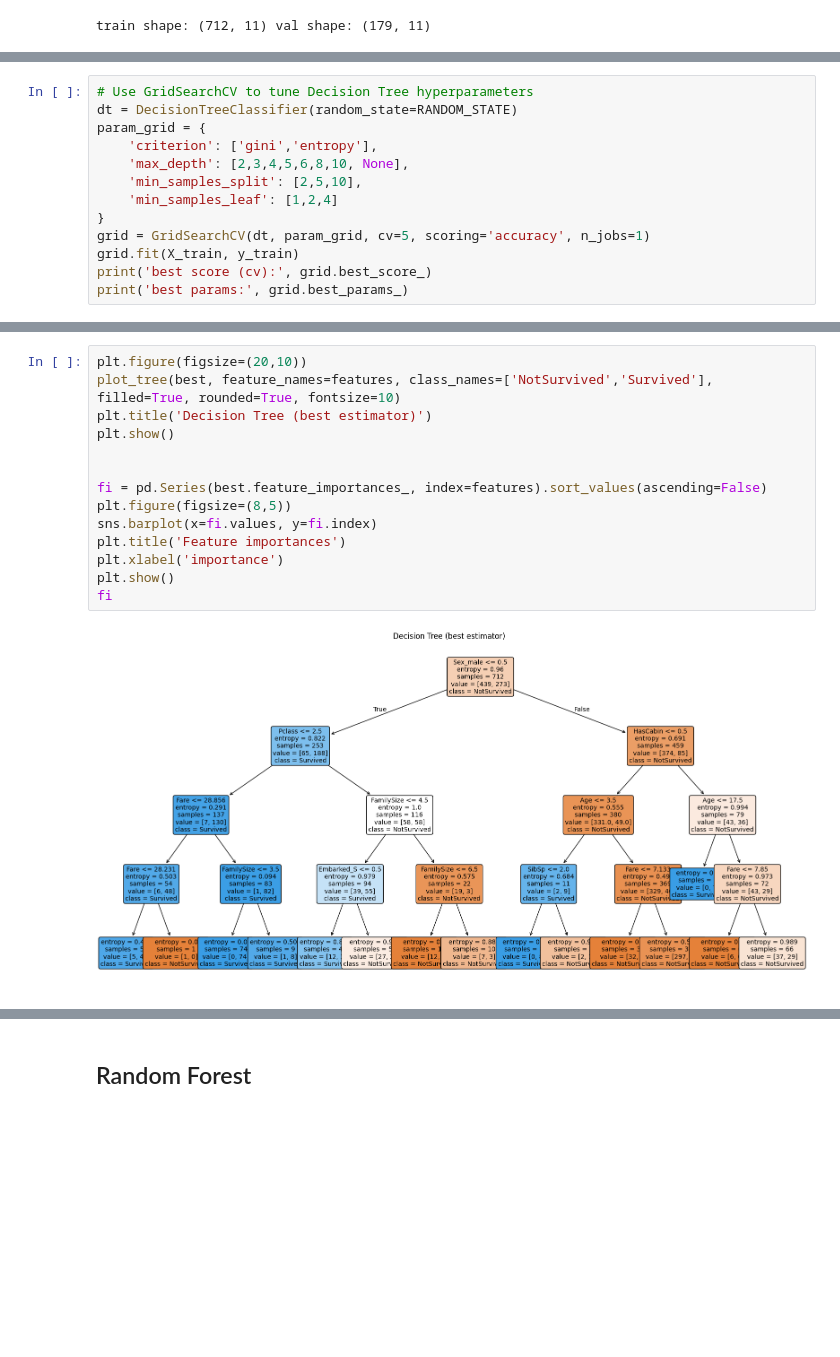
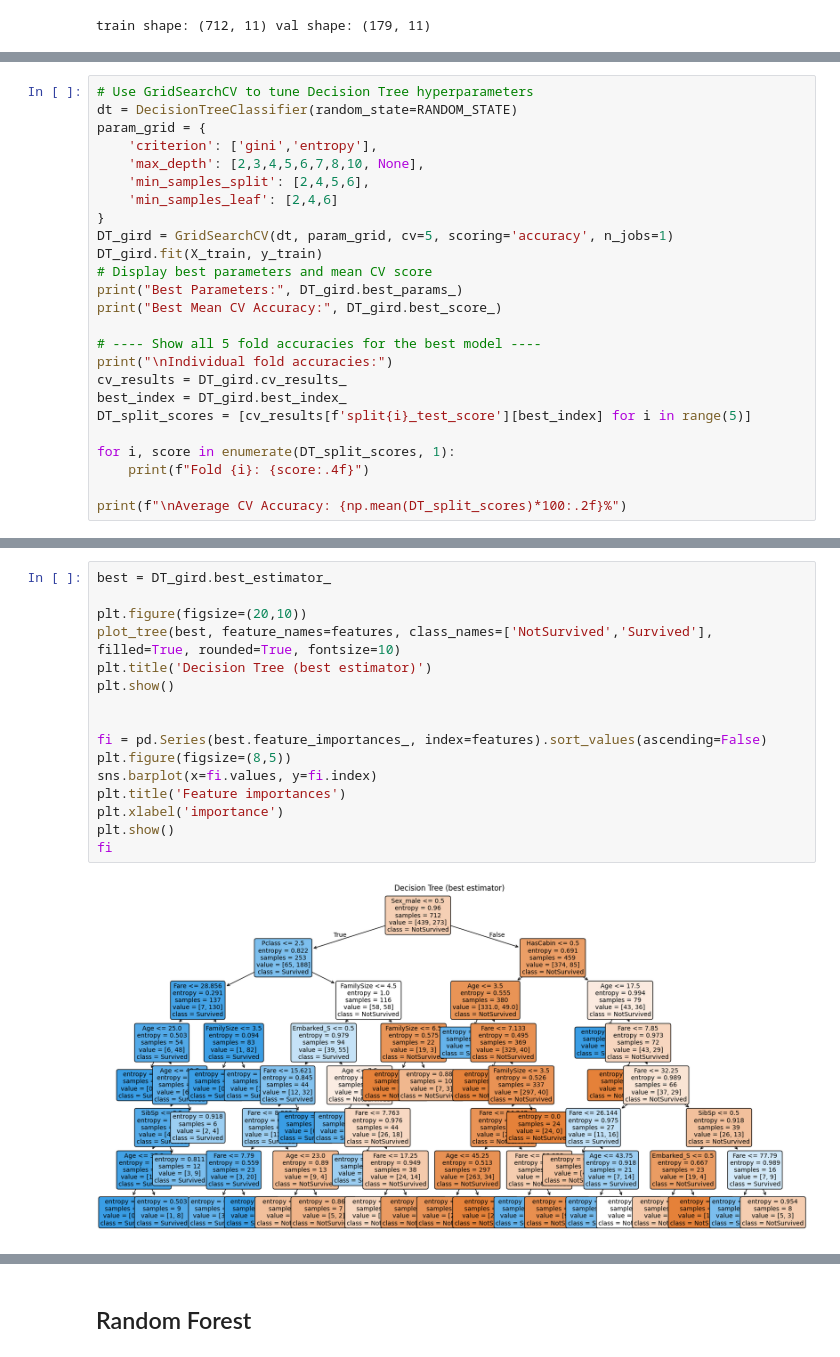
Before and after one commit to austin20010423/CSE-572-HW2, a Jupyter notebook: DT_Titanic.ipynb, the cells around one changed output, grey strips where cells are left out. Saved outputs shown, nothing was run; the diff lists cells and outputs as text; blank space fills up the shorter version.

```diff
--- a/DT_Titanic.ipynb
+++ b/DT_Titanic.ipynb
@@ -71,12 +67,24 @@ train shape: (712, 11) val shape: (179, 11)
 dt = DecisionTreeClassifier(random_state=RANDOM_STATE)
 param_grid = {
     'criterion': ['gini','entropy'],
-    'max_depth': [2,3,4,5,6,8,10, None],
-    'min_samples_split': [2,5,10],
-    'min_samples_leaf': [1,2,4]
+    'max_depth': [2,3,4,5,6,7,8,10, None],
+    'min_samples_split': [2,4,5,6],
+    'min_samples_leaf': [2,4,6]
 }
-grid = GridSearchCV(dt, param_grid, cv=5, scoring='accuracy', n_jobs=1)
-grid.fit(X_train, y_train)
-print('best score (cv):', grid.best_score_)
-print('best params:', grid.best_params_)
+DT_gird = GridSearchCV(dt, param_grid, cv=5, scoring='accuracy', n_jobs=1)
+DT_gird.fit(X_train, y_train)
+# Display best parameters and mean CV score
+print("Best Parameters:", DT_gird.best_params_)
+print("Best Mean CV Accuracy:", DT_gird.best_score_)
+
+# ---- Show all 5 fold accuracies for the best model ----
+print("\nIndividual fold accuracies:")
+cv_results = DT_gird.cv_results_
+best_index = DT_gird.best_index_
+DT_split_scores = [cv_results[f'split{i}_test_score'][best_index] for i in range(5)]
+
+for i, score in enumerate(DT_split_scores, 1):
+    print(f"Fold {i}: {score:.4f}")
+
+print(f"\nAverage CV Accuracy: {np.mean(DT_split_scores)*100:.2f}%")
 # %% [output]
@@ -114,16 +102,18 @@ weighted avg       0.81      0.80      0.79       179
 # %%
+best = DT_gird.best_estimator_
+
 plt.figure(figsize=(20,10))
 plot_tree(best, feature_names=features, class_names=['NotSurvived','Survived'], filled=True, rounded=True, fontsize=10)
 plt.title('Decision Tree (best estimator)')
 plt.show()
 
 
 fi = pd.Series(best.feature_importances_, index=features).sort_values(ascending=False)
 plt.figure(figsize=(8,5))
 sns.barplot(x=fi.values, y=fi.index)
 plt.title('Feature importances')
 plt.xlabel('importance')
 plt.show()
 fi
 # %% [output]
-[figure, old version]
+[figure, new version]
```
Also changed, not shown: parts of 9 cells of this notebook.
